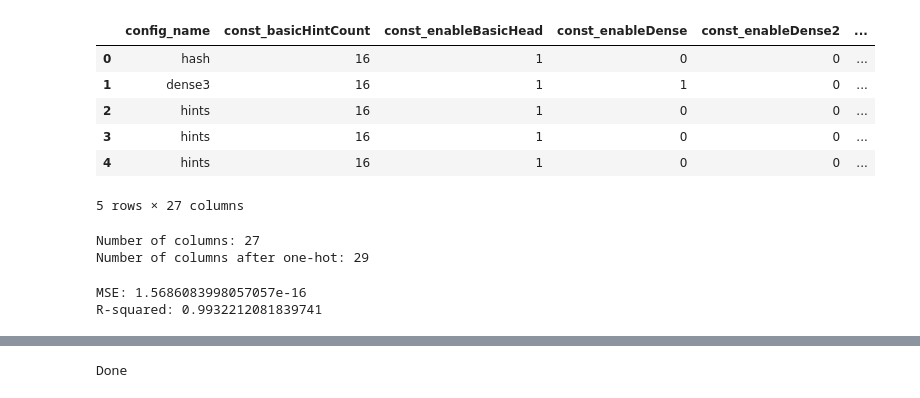
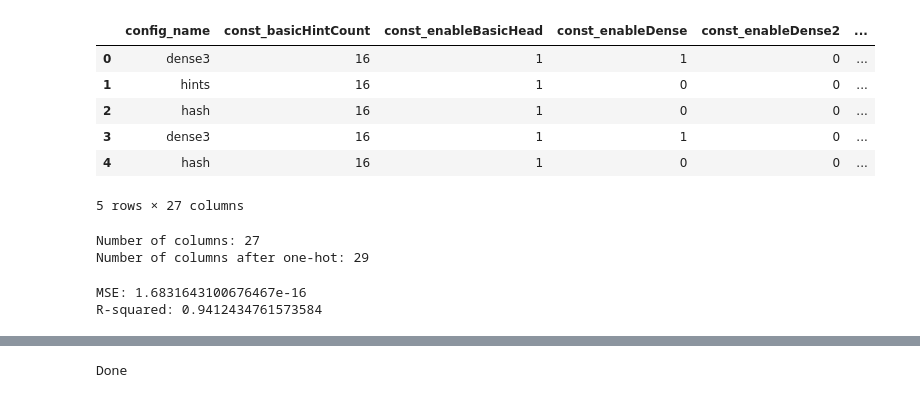
Before and after one commit to rolandhaidari/thesis, a Jupyter notebook: code/05_regressors/random_forests.ipynb, the cells around one changed output, grey strips where cells are left out. Drawn from its saved outputs; the diff is of its cells as text; code cells hidden in the pictures.

```diff
--- a/code/05_regressors/random_forests.ipynb
+++ b/code/05_regressors/random_forests.ipynb
@@ -1,20 +1,22 @@
+# %%
+op="ycsb_e_init"
 # %%
 import pandas as pd
 
 # Read the CSV file into a pandas DataFrame
-df = pd.read_csv('../01_preprocess/ycsb_c_new.csv')
+df = pd.read_csv('../01_preprocess/'+op+'_new.csv')
 
 #df.drop(['cycle', 'instr', 'LLC_miss','CPU','L1_miss', 'br_miss', 'scale', 'counted_final_key_count', 'GHz', 'task', 'IPC'], axis=1, inplace=True)
 #df.drop(['nodeCount_Leaf', 'nodeCount_Inner', 'nodeCount_Dense', 'nodeCount_Hash', 'nodeCount_Head4', 'nodeCount_Head8', 'nodeCount_Dense2'], axis=1, inplace=True)
 
 df.head()
 # %% [output]
 |  | config_name | const_basicHintCount | const_enableBasicHead | const_enableDense | const_enableDense2 | ... |
-| 0 | hash | 16 | 1 | 0 | 0 | ... |
-| 1 | dense3 | 16 | 1 | 1 | 0 | ... |
-| 2 | hints | 16 | 1 | 0 | 0 | ... |
-| 3 | hints | 16 | 1 | 0 | 0 | ... |
-| 4 | hints | 16 | 1 | 0 | 0 | ... |
+| 0 | dense3 | 16 | 1 | 1 | 0 | ... |
+| 1 | hints | 16 | 1 | 0 | 0 | ... |
+| 2 | hash | 16 | 1 | 0 | 0 | ... |
+| 3 | dense3 | 16 | 1 | 1 | 0 | ... |
+| 4 | hash | 16 | 1 | 0 | 0 | ... |
 5 rows × 27 columns
 # %%
 # Identify non-numeric columns
@@ -33,9 +35,11 @@ Number of columns after one-hot: 29
 from sklearn.model_selection import train_test_split
 from sklearn.ensemble import RandomForestRegressor
 from sklearn.metrics import mean_squared_error, r2_score
-
+# Split the dataframe into features (X) and target (y)
+X = df.drop('time', axis=1)
+y = df['time']
 # Split the dataset into training and testing sets
-X_train, X_test, y_train, y_test = train_test_split(df.drop('time', axis=1), df['time'], test_size=0.2, random_state=42)
+X_train, X_test, y_train, y_test = train_test_split(X,y, test_size=0.2, random_state=42)
 
 # Create a random forest regressor
 reg = RandomForestRegressor()
@@ -52,5 +56,5 @@ print("MSE:",mse)
 r2 = r2_score(y_test, y_pred)
 print("R-squared:", r2)
 # %% [output]
-MSE: 1.5686083998057057e-16
-R-squared: 0.9932212081839741
+MSE: 1.6831643100676467e-16
+R-squared: 0.9412434761573584
```
Also changed, not shown: parts of 5 cells of this notebook, 14 other files.
